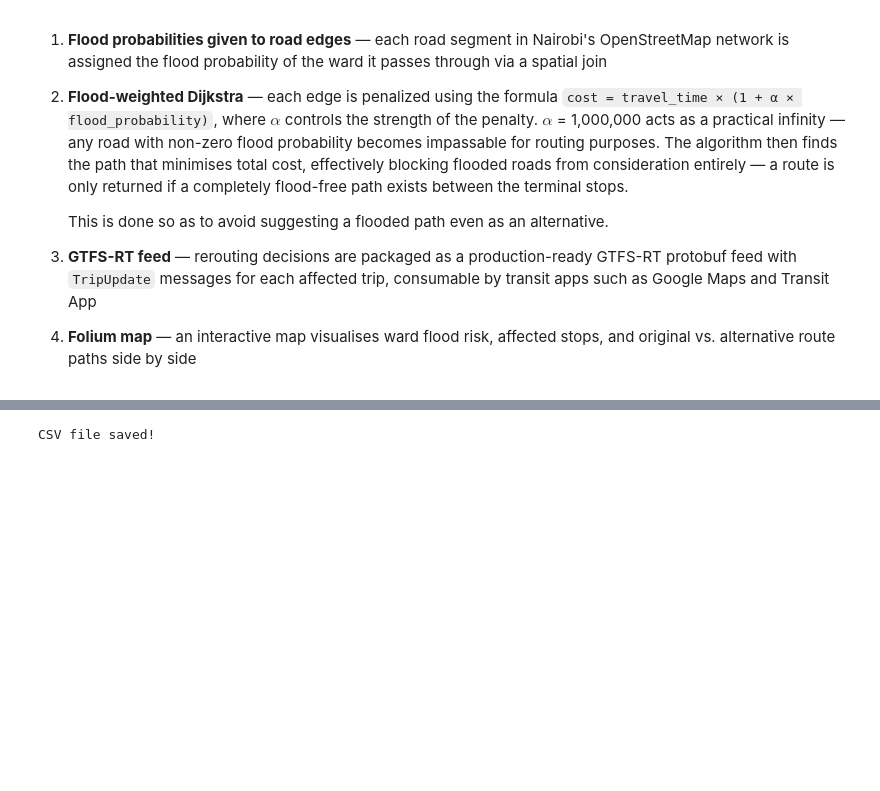
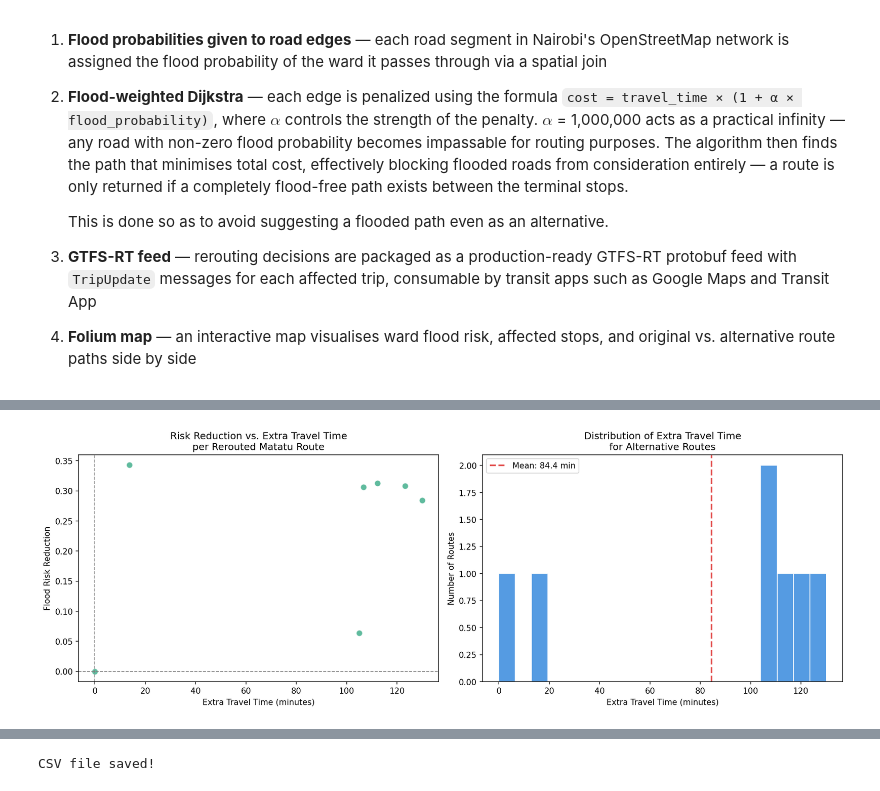
Before and after one commit to T31SHA/Nairobi_Flood_Guard-AI, a Jupyter notebook: notebook.ipynb, the cells around one changed output, grey strips where cells are left out. Drawn from its saved outputs; the diff is of its cells as text; code cells hidden in the pictures; blank space fills up the shorter version.

Commit message:
Finish route optimisation section. Begin conclusion and recommendations

```diff
--- a/notebook.ipynb
+++ b/notebook.ipynb
@@ -637,0 +670,5 @@ The system works in four stages:
+# %%
+from IPython.display import Image
+Image('./Route_Optimization/Reports/rerouting_tradeoff.png')
+# %% [output]
+[figure, added]
```
Also changed, not shown: parts of 11 cells of this notebook.
